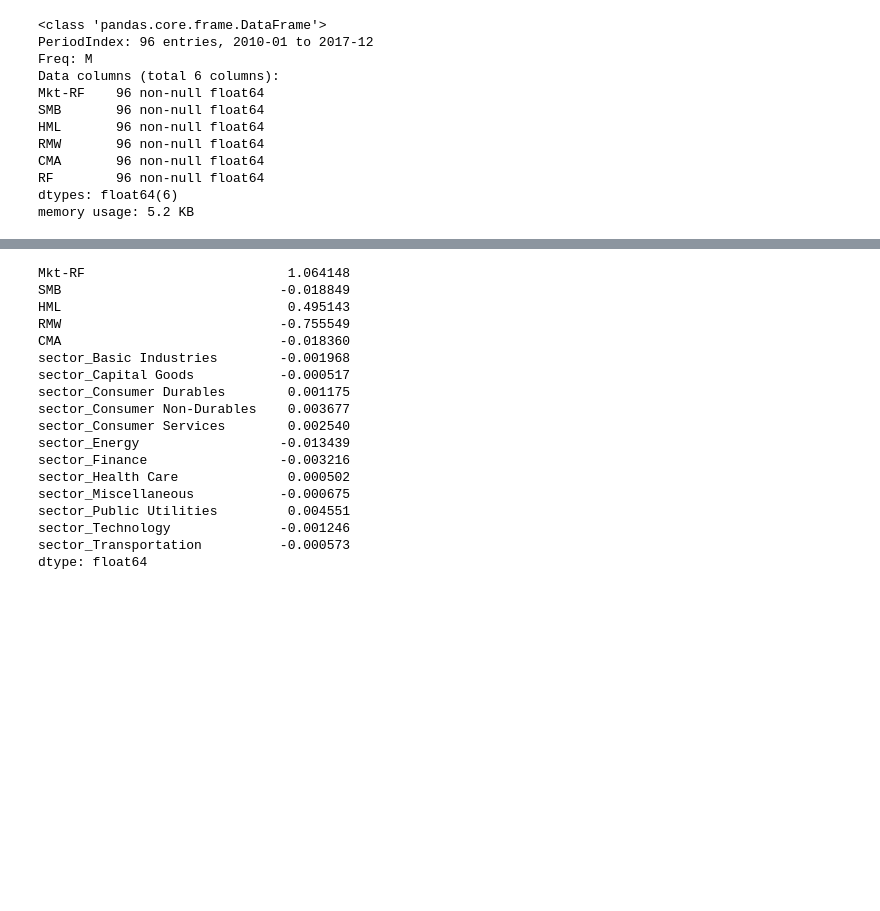
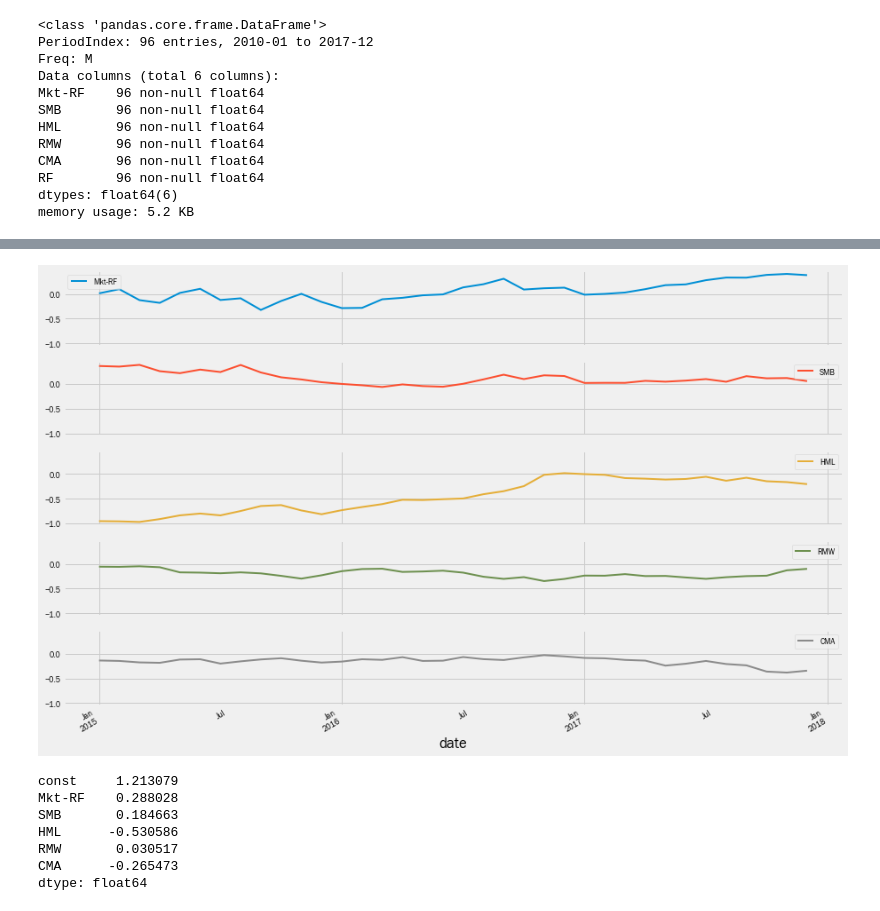
Before and after one commit to PaulClas/machine-learning-for-trading, a Jupyter notebook: 07_linear_models/02_factor_models/fama-macbeth.ipynb, the cells around one changed output, grey strips where cells are left out. Drawn from its saved outputs; the diff is of its cells as text; code cells hidden in the pictures; blank space fills up the shorter version.

```diff
--- a/07_linear_models/02_factor_models/fama-macbeth.ipynb
+++ b/07_linear_models/02_factor_models/fama-macbeth.ipynb
@@ -85,21 +162,14 @@ dtype: float64
+# %%
+lambdas.rolling(60).mean().plot(lw=2, figsize=(14,10), subplots=True,sharey=True);
+# %% [output]
+[figure, added]
 # %%
-lambdas.T.mean()
+lambdas.mean()
 # %% [output]
-Mkt-RF                          1.064148
-SMB                            -0.018849
-HML                             0.495143
-RMW                            -0.755549
-CMA                            -0.018360
-sector_Basic Industries        -0.001968
-sector_Capital Goods           -0.000517
-sector_Consumer Durables        0.001175
-sector_Consumer Non-Durables    0.003677
-sector_Consumer Services        0.002540
-sector_Energy                  -0.013439
-sector_Finance                 -0.003216
-sector_Health Care              0.000502
-sector_Miscellaneous           -0.000675
-sector_Public Utilities         0.004551
-sector_Technology              -0.001246
-sector_Transportation          -0.000573
+const     1.213079
+Mkt-RF    0.288028
+SMB       0.184663
+HML      -0.530586
+RMW       0.030517
+CMA      -0.265473
 dtype: float64
```
Also changed, not shown: parts of 32 cells of this notebook, 3 other files.
